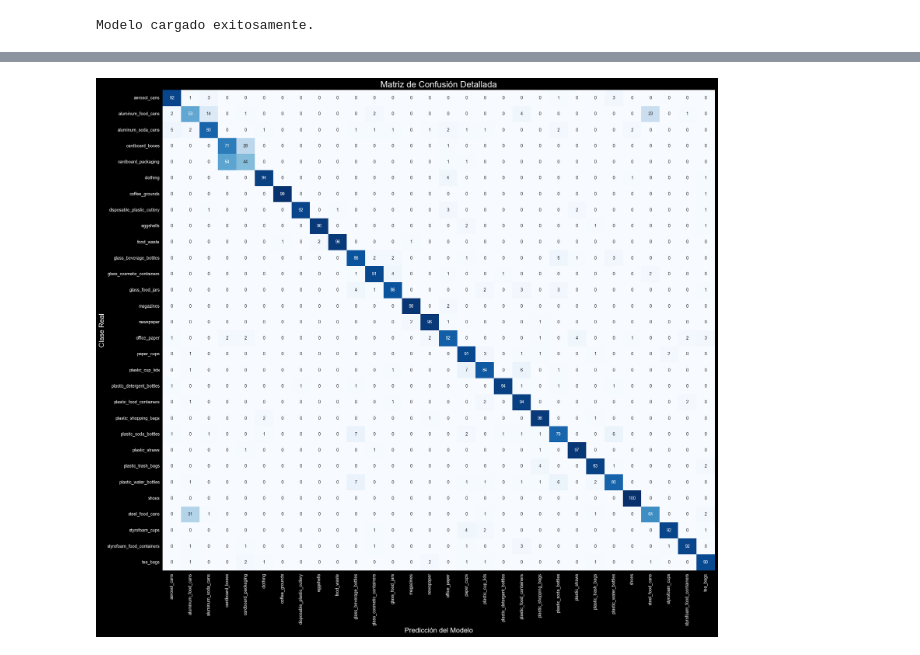
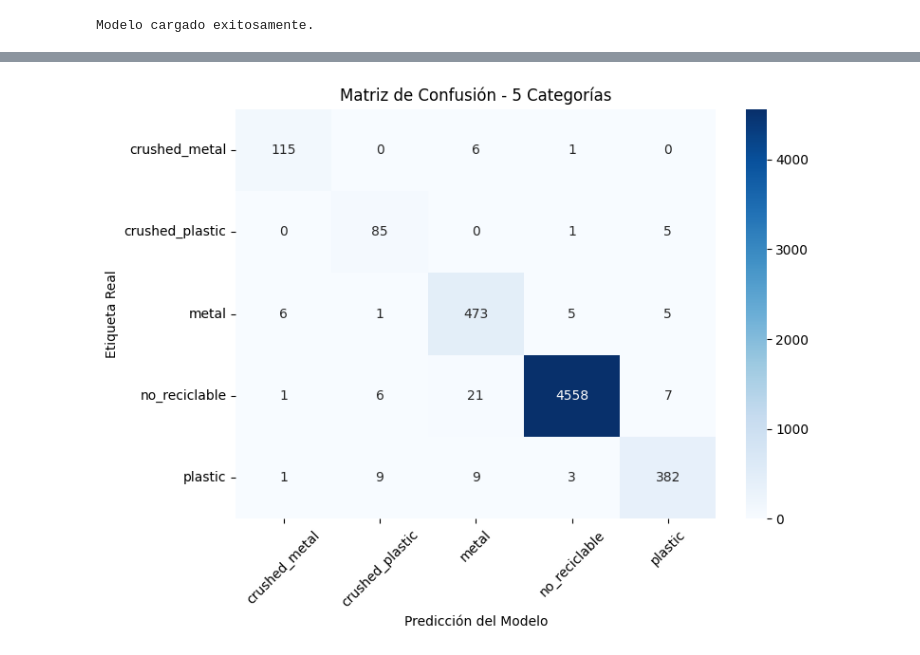
Before and after one commit to LordAguaKate/EntrenamientoIA, a Jupyter notebook: notebooks/evaluacion_modelo.ipynb, the cells around one changed output, grey strips where cells are left out. Saved outputs shown, nothing was run; the diff lists cells and outputs as text; code cells hidden in the pictures.

```diff
--- a/notebooks/evaluacion_modelo.ipynb
+++ b/notebooks/evaluacion_modelo.ipynb
@@ -11,9 +11,9 @@ from pathlib import Path
 # %%
 # --- 1. CONFIGURACIÓN DE RUTAS (Compatible Windows/Linux) ---
 BASE_DIR = Path("..")
-DATA_DIR = BASE_DIR / "data" / "raw" / "waste_classification" / "images"
+DATA_DIR = BASE_DIR / "data" / "raw" / "waste_classification" / "test"
 MODELS_DIR = BASE_DIR / "models"
-MODEL_PATH = MODELS_DIR / "modelo_residuos_rpi.keras"
+MODEL_PATH = MODELS_DIR / "modelo_residuos_rpi_02.keras"
 FIGURES_DIR = BASE_DIR / "reports" / "figures"
 # %%
 # Verificamos que existan
@@ -37,25 +37,23 @@ Modelo cargado exitosamente.
 # --- 3. PREPARACIÓN DE DATOS (Solo Validación) ---
 # Usamos las mismas dimensiones que en el entrenamiento
 IMG_SIZE = (224, 224)
-BATCH_SIZE = 32 # Podemos usar un batch más grande para inferencia
+BATCH_SIZE = 16 # Podemos usar un batch más grande para inferencia
 
 # Solo necesitamos re-escalar, no hacemos Data Augmentation para evaluar
 datagen = ImageDataGenerator(
-    rescale=1./255,
-    validation_split=0.2
+    rescale=1./255
 )
 
 print("Generando set de validación...")
-val_gen = datagen.flow_from_directory(
+test_gen = datagen.flow_from_directory(
     str(DATA_DIR),
     target_size=IMG_SIZE,
     batch_size=BATCH_SIZE,
     class_mode='categorical',
-    subset='validation',
     shuffle=False # ¡IMPORTANTE! No mezclar para que coincidan las etiquetas con la predicción
 )
 
-class_labels = list(val_gen.class_indices.keys())
+class_labels = list(test_gen.class_indices.keys())
 print(f"Clases detectadas: {len(class_labels)}")
 # %% [output]
 Generando set de validación...
@@ -73,31 +76,33 @@ Realizando predicciones sobre el set de validación (esto puede tardar unos segu
 # %%
-# --- 5. VISUALIZACIÓN: MATRIZ DE CONFUSIÓN ---
-print("\nGenerando Matriz de Confusión...")
-cm = confusion_matrix(true_classes, predicted_classes)
+import numpy as np
+import matplotlib.pyplot as plt
+import seaborn as sns
+from sklearn.metrics import classification_report, confusion_matrix
 
-plt.figure(figsize=(20, 18))
-sns.heatmap(
-    cm,
-    annot=True,
-    fmt='d',
-    cmap='Blues',
-    cbar=False,
-    xticklabels=class_labels,
-    yticklabels=class_labels
-)
-plt.title('Matriz de Confusión Detallada', fontsize=20)
-plt.xlabel('Predicción del Modelo', fontsize=16)
-plt.ylabel('Clase Real', fontsize=16)
-plt.xticks(rotation=90)
-plt.yticks(rotation=0)
+print("Generando predicciones detalladas...")
+predictions = model.predict(test_gen)
+y_pred = np.argmax(predictions, axis=1) # Tomamos la clase con mayor probabilidad
+y_true = test_gen.classes               # Las etiquetas reales
+
+# Obtenemos los nombres de tus 5 clases automáticamente
+class_names = list(test_gen.class_indices.keys())
+
+# --- MATRIZ DE CONFUSIÓN ---
+cm = confusion_matrix(y_true, y_pred)
+plt.figure(figsize=(8, 6))
+sns.heatmap(cm, annot=True, fmt='d', cmap='Blues',
+            xticklabels=class_names,
+            yticklabels=class_names)
+plt.title('Matriz de Confusión - 5 Categorías')
+plt.ylabel('Etiqueta Real')
+plt.xlabel('Predicción del Modelo')
+plt.xticks(rotation=45)
 plt.tight_layout()
-save_path = FIGURES_DIR / "matriz_confusion_final.png"
-plt.savefig(
-    save_path,
-    dpi=300,                # Alta resolución (estándar para impresión/papers)
-    bbox_inches='tight',    # ¡CRUCIAL! Evita que se corten los nombres largos de las clases
-    facecolor='white'       # Fondo blanco forzado (útil si usas temas oscuros en VS Code/Colab)
-)
-print(f"Gráfica guardada exitosamente en: {save_path.resolve()}")
+save_path = FIGURES_DIR / "matriz_confusion.png"
+plt.savefig(save_path, dpi=300)
 plt.show()
+
+# --- REPORTE DE CLASIFICACIÓN ---
+print("\nReporte de Clasificación Detallado:")
+print(classification_report(y_true, y_pred, target_names=class_names))
 # %% [output]
@@ -106 +111 @@ Gráfica guardada exitosamente en: C:\Users\river\Documents\GitHub\Entrenamiento
-[figure, old version]
+[figure, new version]
```
Also changed, not shown: parts of 10 cells of this notebook, 19 other files.
